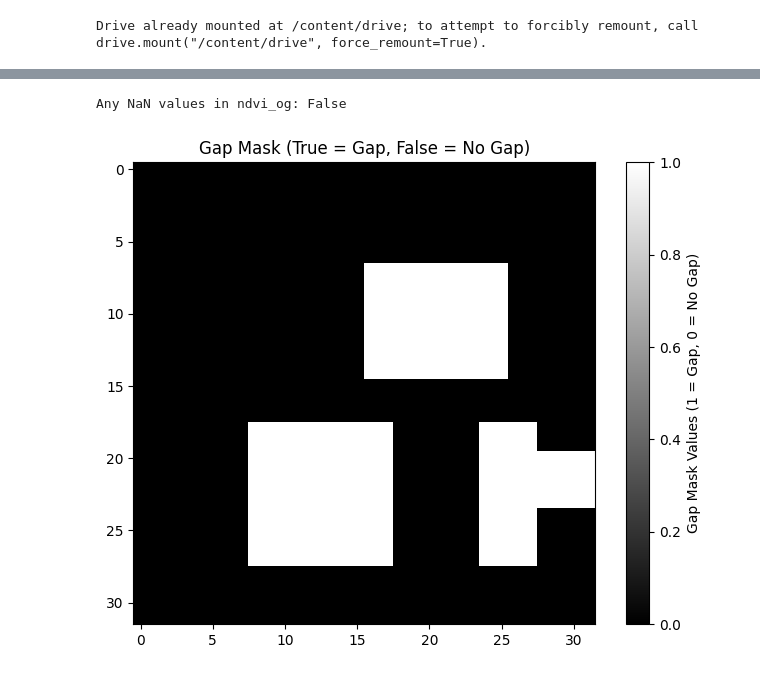
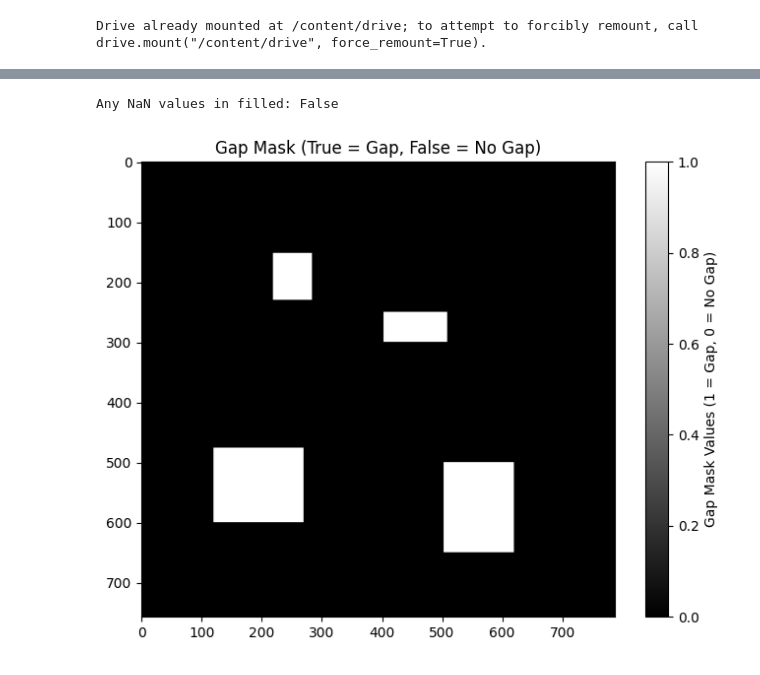
Before and after one commit to larasauser/master, a Jupyter notebook: nspi_1.ipynb, the cells around one changed output, grey strips where cells are left out. Saved outputs shown, nothing was run; the diff lists cells and outputs as text; code cells hidden in the pictures.

```diff
--- a/nspi_1.ipynb
+++ b/nspi_1.ipynb
@@ -37,8 +37,8 @@ drive.mount('/content/drive')
 Drive already mounted at /content/drive; to attempt to forcibly remount, call drive.mount("/content/drive", force_remount=True).
 # %%
 #load NDVI image
-original_image = '/content/drive/MyDrive/NDVI_herens/split/NDVI_Val_Herens_2023-08-20_sub_image_400.tif'
-file_path = '/content/drive/MyDrive/NDVI_herens/split/herens_with_holes/NDVI_Val_Herens_2023-08-20_sub_image_400.tif'
+original_image = '/content/drive/MyDrive/NDVI_herens_Landsat8_10/imputed/NDVI_2023-08-20.tif'
+file_path = '/content/drive/MyDrive/NDVI_herens_Landsat8_10/NDVI_herens_Landsat8_10_holes/NDVI_2023-08-20.tif'
 
 with rasterio.open(original_image) as src:
   ndvi_og = src.read(1).astype(np.float32)
@@ -114,20 +114,20 @@ plt.show()
 # %%
 # Check if there are NaN values in ndvi_og
-print("Any NaN values in ndvi_og:", np.any(np.isnan(filled_ndvi)))
+print("Any NaN values in filled:", np.any(np.isnan(filled_ndvi)))
 # %% [output]
-Any NaN values in ndvi_og: False
+Any NaN values in filled: False
 # %%
 # Create a gap mask from the 'ndvi' image where NaN values represent gaps
-gap_mask = np.isnan(ndvi)
+gap_mask = np.isnan(ndvi) | (ndvi == -9999)
 
 # Plot the gap mask
 plt.figure(figsize=(8, 6))
 plt.imshow(gap_mask, cmap='gray')  # Gray scale for visualization
 plt.title("Gap Mask (True = Gap, False = No Gap)")
 plt.colorbar(label="Gap Mask Values (1 = Gap, 0 = No Gap)")
 plt.show()
 # %% [output]
-[figure, old version]
+[figure, new version]
 # %%
 # Get true values from the original NDVI (where gaps are present in the 'ndvi' image)
 true_vals = ndvi_og[gap_mask]
```
Also changed, not shown: parts of 11 cells of this notebook.
